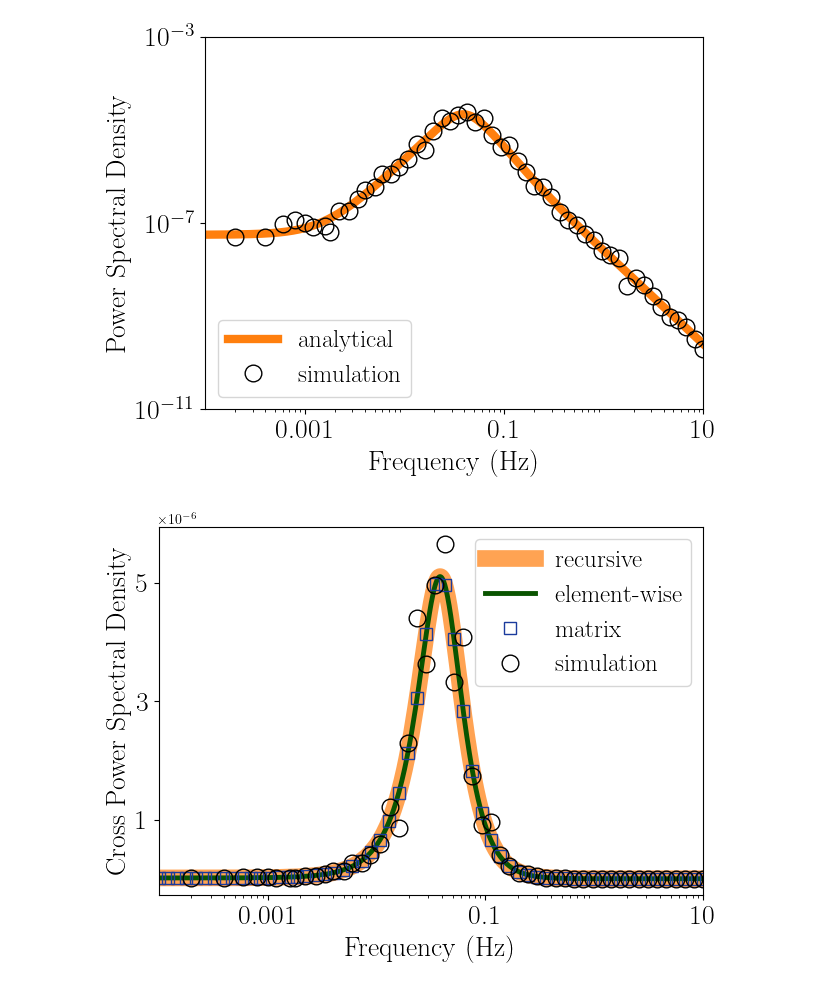
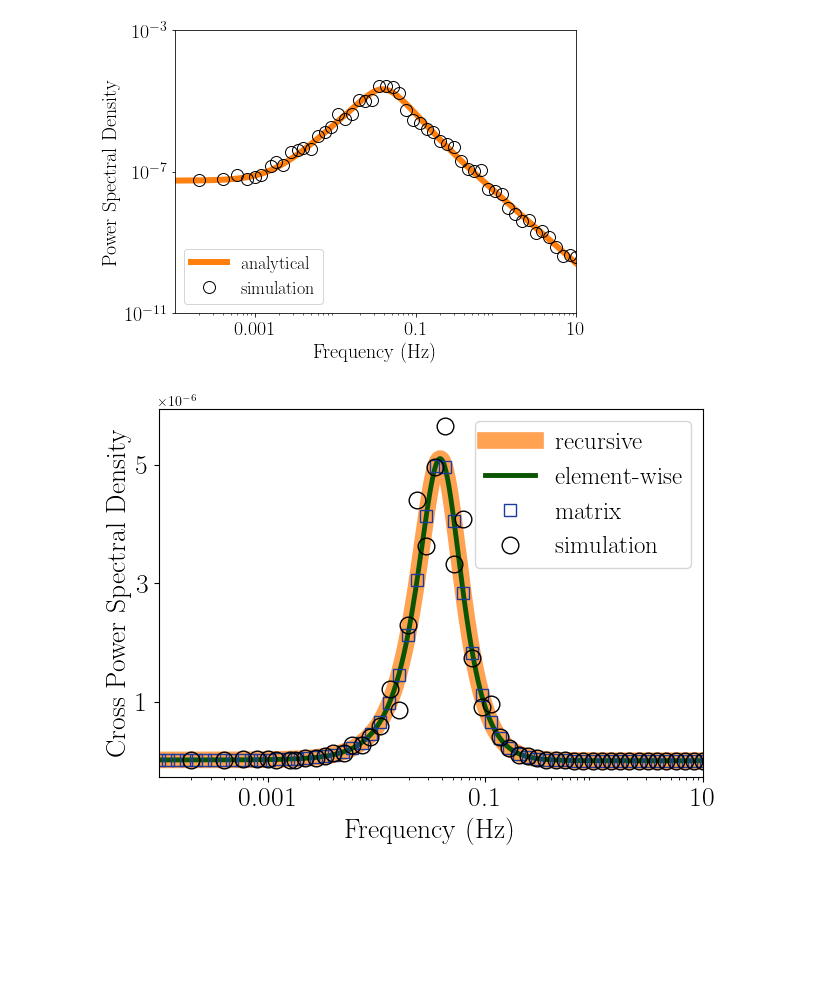
Before and after one commit to martiniani-lab/spectre, a Jupyter notebook: examples/hindmarsh_rose_plots.ipynb, the cells around one changed output. Cells and saved outputs as stored; diff of their text form; code cells hidden in the pictures; blank space fills up the shorter version.

```diff
--- a/examples/hindmarsh_rose_plots.ipynb
+++ b/examples/hindmarsh_rose_plots.ipynb
@@ -140,31 +140,31 @@ psd_sim, f = sim_sol.simulation_spectrum(
 """Formula spectrum"""
 f_psd = model.psd_x(freq_rat)
 # %%
-plt.figure(2)
+plt.figure(2, figsize=(7, 5))
 idx_closest = torch.unique(torch.abs(f[1:, None] - freq_mat).argmin(axis=0)) + 1
 plt.loglog(freq_rat, f_psd, label="analytical", linewidth=6, color="C1")
 plt.loglog(
     f[idx_closest],
     psd_sim[idx_closest],
     label="simulation",
     linewidth=0,
     marker="o",
     markersize=simulation_marker,
     markerfacecolor="none",
     color=color_sim,
 )
 plt.legend(fontsize=18, loc="lower left")
 plt.xlabel("Frequency (Hz)", fontsize=20)
 plt.ylabel("Power Spectral Density", fontsize=20)
 plt.xticks([1e-3, 1e-1, 10], ["0.001", "0.1", "10"], fontsize=20)
 plt.yticks([1e-11, 1e-7, 1e-3], fontsize=20)
 plt.xlim([1e-4, 10])
 plt.ylim([1e-11, 1e-3])
 plt.tight_layout()
 plt.savefig(fileloc + "psd_hr_formula.svg", format="svg", dpi=1200)
 plt.show()
 # %% [output]
-[figure, old version]
+[figure, new version]
 # %%
 """Plot the cross-spectrum between x and y"""
 
```
Also changed, not shown: parts of 1 cell of this notebook, 7 other files.
